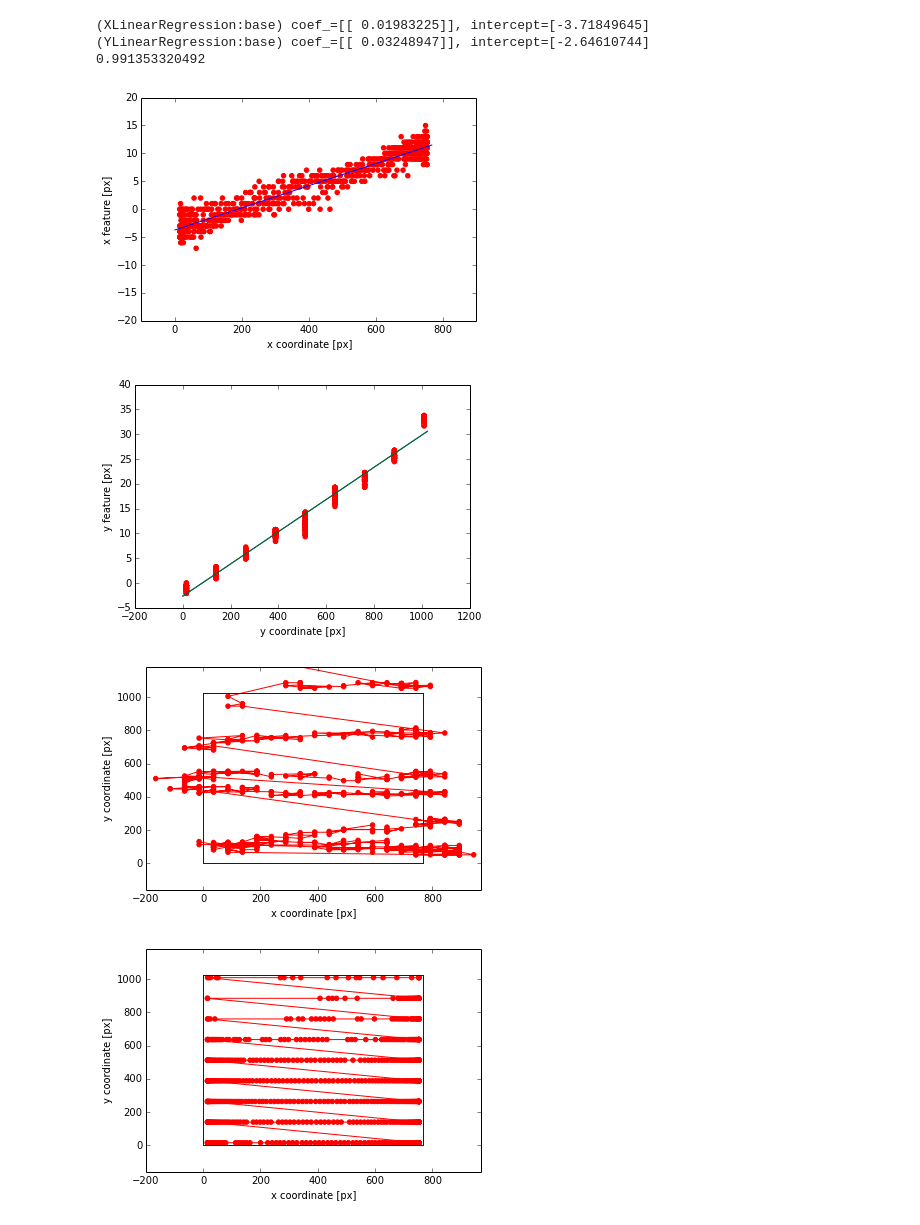
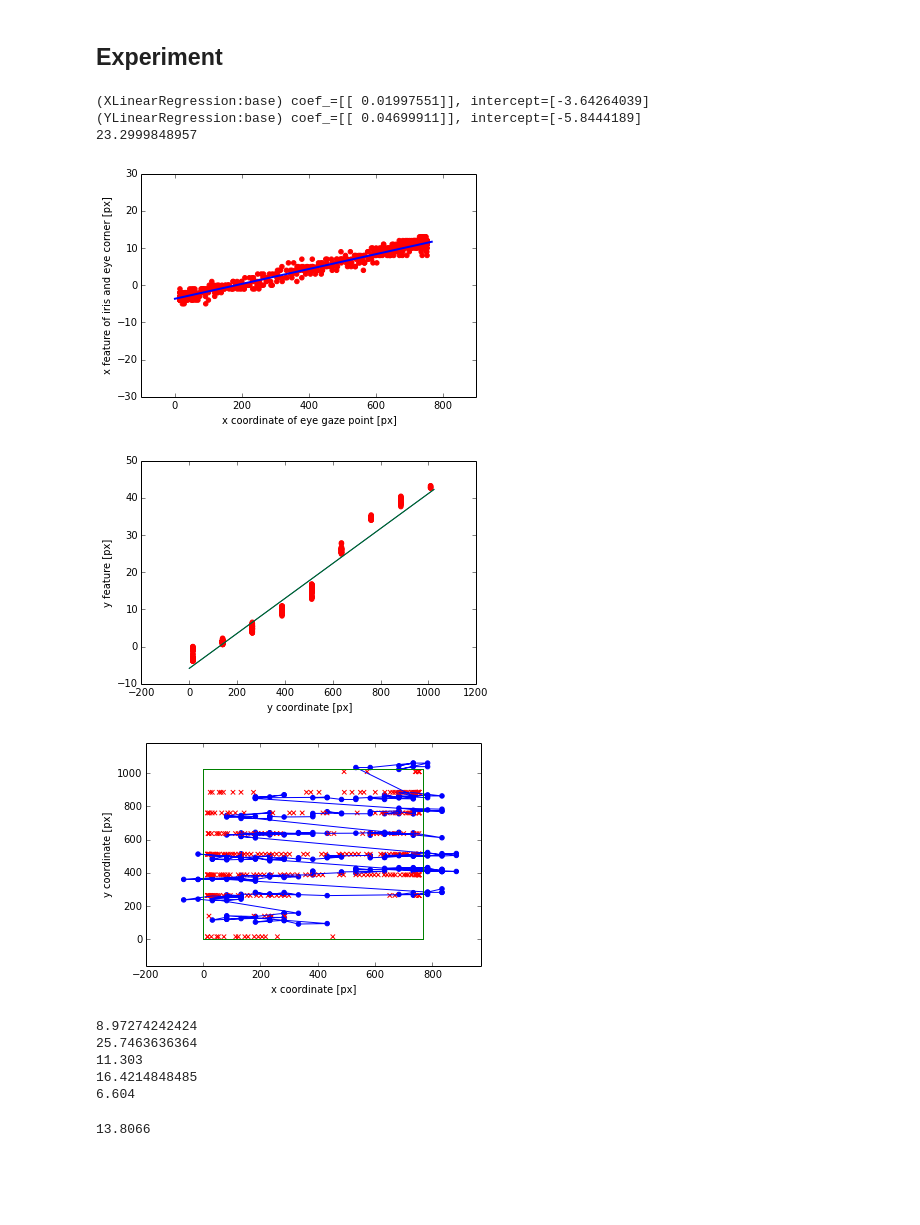
Before and after one commit to Mrk1869/EyeTracker_Regression, a Jupyter notebook: experiment.ipynb, the cells around one changed output. Drawn from its saved outputs; the diff is of its cells as text; code cells hidden in the pictures; blank space fills up the shorter version.

Commit message:
Add new data

```diff
--- a/experiment.ipynb
+++ b/experiment.ipynb
@@ -141,13 +141,12 @@ def accurecy(regr, coordinate_data, gaze_data):
         and gaze_data['x'][i] != last_ans_x :
             zero_y = (coordinate_data['right_iris_y'][0] + coordinate_data['left_iris_y'][0])/2
             eye_gaze_coordinate = eyeGazeEstimation(regr,coordinate_data['right_eyebottom_x'][i], coordinate_data['right_iris_x'][i], coordinate_data['right_eyehead_x'][i], coordinate_data['left_eyehead_x'][i], coordinate_data['left_iris_x'][i], coordinate_data['left_eyebottom_x'][i], coordinate_data['right_iris_y'][i], coordinate_data['left_iris_y'][i], zero_y)
-#            error = error + math.pow((eye_gaze_coordinate[0] - gaze_data['x'][i]) * (eye_gaze_coordinate[0] - gaze_data['x'][i]) + (eye_gaze_coordinate[1] - gaze_data['y'][i]) * (eye_gaze_coordinate[1] - gaze_data['y'][i]), 0.5)
-            error = error + errorDegreeFrompx(eye_gaze_coordinate[0], eye_gaze_coordinate[1], gaze_data['x'][i], gaze_data['y'][i])
+            error = error + math.pow((eye_gaze_coordinate[0] - gaze_data['x'][i]) * (eye_gaze_coordinate[0] - gaze_data['x'][i]) + (eye_gaze_coordinate[1] - gaze_data['y'][i]) * (eye_gaze_coordinate[1] - gaze_data['y'][i]), 0.5)
+#            error = error + errorDegreeFrompx(eye_gaze_coordinate[0], eye_gaze_coordinate[1], gaze_data['x'][i], gaze_data['y'][i])
             gaze_x.append(eye_gaze_coordinate[0])
             gaze_y.append(eye_gaze_coordinate[1])
             gaze_ans_x.append(gaze_data['x'][i])
             gaze_ans_y.append(gaze_data['y'][i])
-
 
     width = 768
     height = 1024
@@ -160,24 +159,13 @@ def accurecy(regr, coordinate_data, gaze_data):
     left = 0 * line_y
     right = left + width
 
-    scatter(gaze_x, gaze_y, color='r')
-    plot(gaze_x, gaze_y, color='r')
-    plot(line_x,bottom, color = 'b')
-    plot(line_x,head, color = 'b')
-    plot(left, line_y, color = 'b')
-    plot(right, line_y, color = 'b')
-    xlim(0-padding,width+padding)
-    ylim(0-padding*0.8,height+padding*0.8)
-    xlabel('x coordinate [px]')
-    ylabel('y coordinate [px]')
-    figure()
-
-    scatter(gaze_ans_x, gaze_ans_y, color='r')
-    plot(gaze_ans_x, gaze_ans_y, color='r')
-    plot(line_x,bottom, color = 'b')
-    plot(line_x,head, color = 'b')
-    plot(left, line_y, color = 'b')
-    plot(right, line_y, color = 'b')
+    scatter(gaze_x, gaze_y, color='b')
+    scatter(gaze_ans_x, gaze_ans_y, color='r', marker='x')
+    plot(gaze_x, gaze_y, color='b')
+    plot(line_x,bottom, color = 'g')
+    plot(line_x,head, color = 'g')
+    plot(left, line_y, color = 'g')
+    plot(right, line_y, color = 'g')
     xlim(0-padding,width+padding)
     ylim(0-padding*0.8,height+padding*0.8)
     xlabel('x coordinate [px]')
@@ -219,22 +186,23 @@ def errorDegreeFrompx(estimate_x, estimate_y, actual_x, actual_y):
+# %% [markdown]
+## Experiment
 # %%
 # data roading
 
 data_directory_path = 'data/experiment_Ishimaru2/'
-train_gaze_data = read_csv(data_directory_path+'timestamp2.csv', names=['time','x','y'], skiprows=1)
-train_coordinate_data = read_csv(data_directory_path+'coordinate2.csv', names=['time','left_iris_x','left_iris_y','left_eyehead_x','left_eyehead_y','left_eyebottom_x','left_eyebottom_y','right_iris_x','right_iris_y','right_eyehead_x','right_eyehead_y','right_eyebottom_x','right_eyebottom_y'], skiprows=1)
-test_gaze_data = read_csv(data_directory_path+'timestamp1.csv', names=['time','x','y'], skiprows=1)
-test_coordinate_data = read_csv(data_directory_path+'coordinate1.csv', names=['time','left_iris_x','left_iris_y','left_eyehead_x','left_eyehead_y','left_eyebottom_x','left_eyebottom_y','right_iris_x','right_iris_y','right_eyehead_x','right_eyehead_y','right_eyebottom_x','right_eyebottom_y'], skiprows=1)
+train_gaze_data = read_csv(data_directory_path+'timestamp3.csv', names=['time','x','y'], skiprows=1)
+train_coordinate_data = read_csv(data_directory_path+'coordinate3.csv', names=['time','left_iris_x','left_iris_y','left_eyehead_x','left_eyehead_y','left_eyebottom_x','left_eyebottom_y','right_iris_x','right_iris_y','right_eyehead_x','right_eyehead_y','right_eyebottom_x','right_eyebottom_y'], skiprows=1)
+test_gaze_data = read_csv(data_directory_path+'timestamp5.csv', names=['time','x','y'], skiprows=1)
+test_coordinate_data = read_csv(data_directory_path+'coordinate5.csv', names=['time','left_iris_x','left_iris_y','left_eyehead_x','left_eyehead_y','left_eyebottom_x','left_eyebottom_y','right_iris_x','right_iris_y','right_eyehead_x','right_eyehead_y','right_eyebottom_x','right_eyebottom_y'], skiprows=1)
 
 # train
 regr = regressionByCoordinateAndGazeData(train_coordinate_data, train_gaze_data)
 
 # test
 accurecy(regr, test_coordinate_data, test_gaze_data)
 # %% [output]
-(XLinearRegression:base) coef_=[[ 0.01983225]], intercept=[-3.71849645]
-(YLinearRegression:base) coef_=[[ 0.03248947]], intercept=[-2.64610744]
-0.991353320492
+(XLinearRegression:base) coef_=[[ 0.01997551]], intercept=[-3.64264039]
+(YLinearRegression:base) coef_=[[ 0.04699911]], intercept=[-5.8444189]
+23.2999848957
-[figure, old version]
+[figure, new version]
-[figure, old version]
+[figure, new version]
-[figure, old version]
+[figure, new version]
-[figure, removed]
@@ -240,0 +212,16 @@ accurecy(regr, test_coordinate_data, test_gaze_data)
+# %%
+cal(46.63)
+cal(133.80)
+cal(58.74)
+cal(85.34)
+cal(34.32)
+# %% [output]
+8.97274242424
+25.7463636364
+11.303
+16.4214848485
+6.604
+# %%
+(8.97+25.74+11.303+16.42+6.60)/5
+# %% [output]
+13.8066
```
Also changed, not shown: parts of 3 cells of this notebook, 22 other files.
